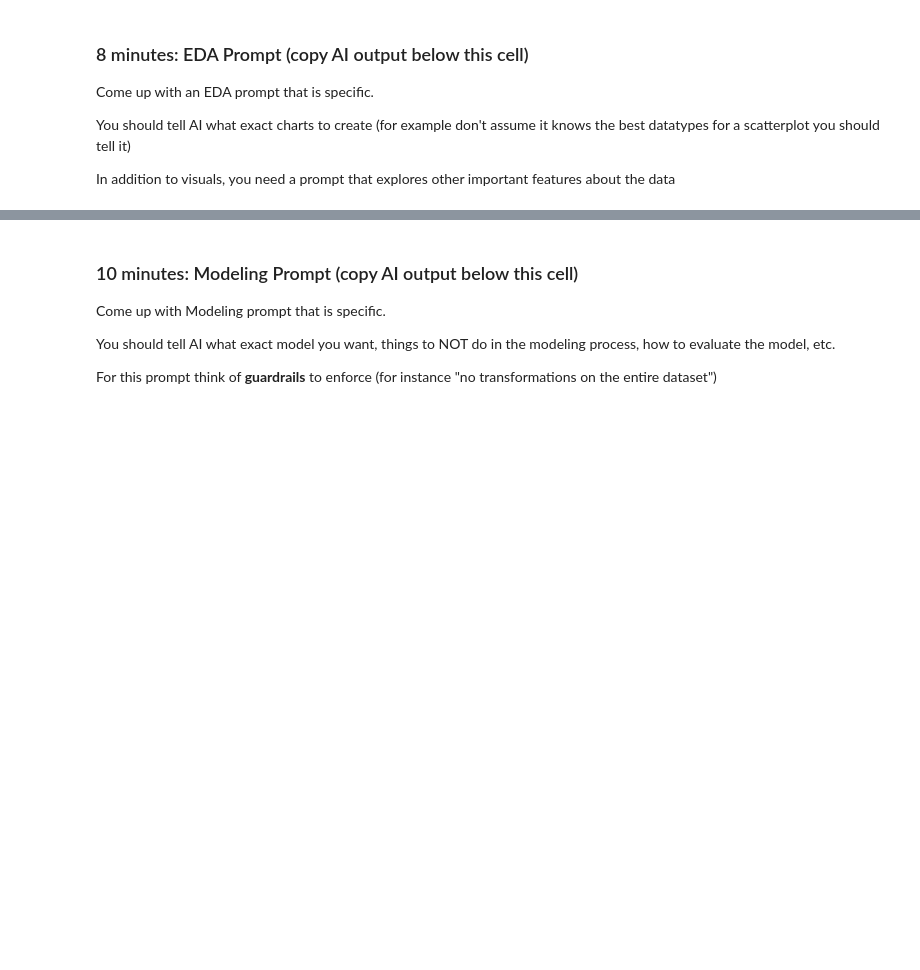
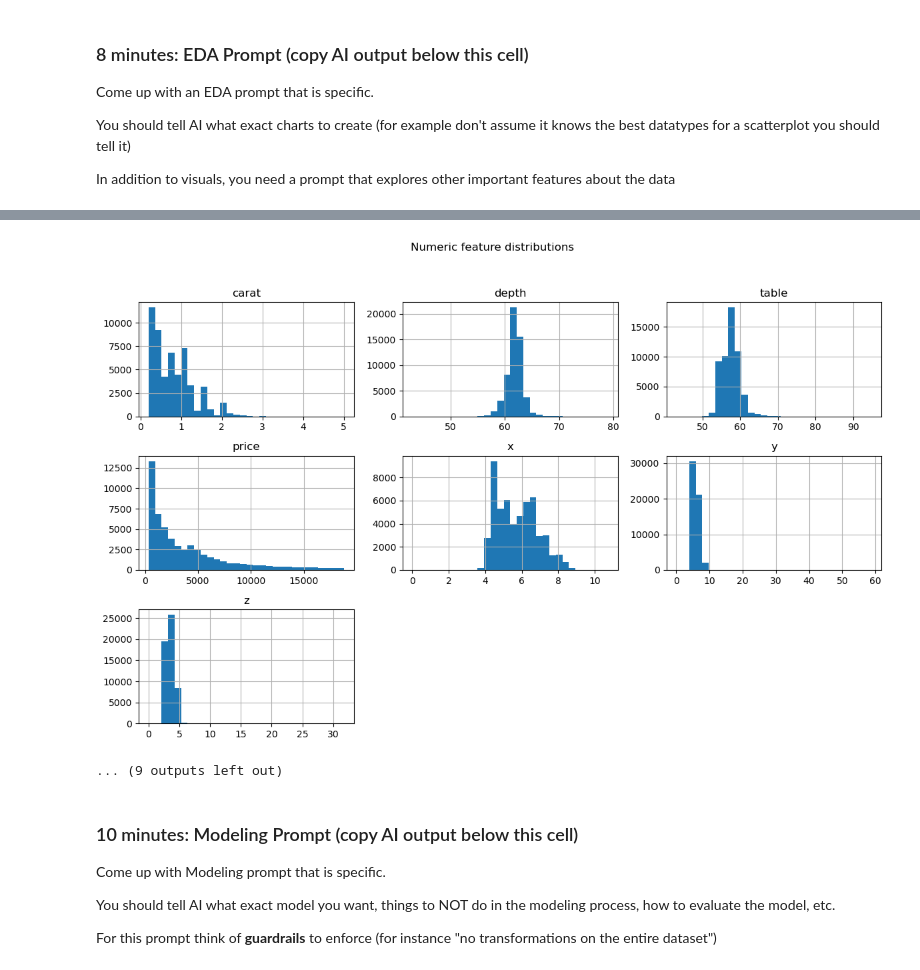
Before and after one commit to ro-the-creator/DA2025_Lectures, a Jupyter notebook: Mod7/Mod7L3_AIAssistedWorkflows.ipynb, the cells around one changed output, grey strips where cells are left out. Cells and saved outputs as stored; diff of their text form; code cells hidden in the pictures; blank space fills up the shorter version.

```diff
--- a/Mod7/Mod7L3_AIAssistedWorkflows.ipynb
+++ b/Mod7/Mod7L3_AIAssistedWorkflows.ipynb
@@ -37,0 +55,78 @@ In addition to visuals, you need a prompt that explores other important features
+# %%
+# EDA for df (assumes seaborn, pandas, numpy imported and df defined)
+import matplotlib.pyplot as plt
+
+# Quick overview
+print("Shape:", df.shape)
+display(df.head())
+display(df.info())
+display(df.describe(include='all').T)
+
+# Missing values & duplicates
+print("\nMissing values:\n", df.isnull().sum())
+print("\nDuplicate rows:", df.duplicated().sum())
+
+# Categorical distributions
+for col in ['cut', 'color', 'clarity']:
+    print(f"\nValue counts for {col}:\n", df[col].value_counts())
+    display(pd.DataFrame({
+        'counts': df[col].value_counts(),
+        'pct': df[col].value_counts(normalize=True).round(3)
+    }))
+
+# Numeric distributions
+num_cols = df.select_dtypes(include=[np.number]).columns.tolist()
+df[num_cols].hist(bins=30, figsize=(12,8))
+plt.suptitle('Numeric feature distributions')
+plt.tight_layout(rect=[0, 0.03, 1, 0.95])
+plt.show()
+
+# Correlations with price
+corr_with_price = df[num_cols].corr()['price'].sort_values(ascending=False)
+print("\nCorrelation with price:\n", corr_with_price)
+
+# Correlation heatmap
+plt.figure(figsize=(8,6))
+sns.heatmap(df[num_cols].corr(), annot=True, fmt=".2f", cmap='vlag', center=0)
+plt.title('Numeric feature correlation matrix')
+plt.show()
+
+# Price by categorical features (boxplots)
+plt.figure(figsize=(12,4))
+plt.subplot(1,3,1)
+sns.boxplot(data=df, x='cut', y='price', order=df.groupby('cut')['price'].median().sort_values().index)
+plt.xticks(rotation=45)
+plt.title('Price by cut')
+
+plt.subplot(1,3,2)
+sns.boxplot(data=df, x='color', y='price', order=df.groupby('color')['price'].median().sort_values().index)
+plt.xticks(rotation=45)
+plt.title('Price by color')
+
+plt.subplot(1,3,3)
+sns.boxplot(data=df, x='clarity', y='price', order=df.groupby('clarity')['price'].median().sort_values().index)
+plt.xticks(rotation=45)
+plt.title('Price by clarity')
+plt.tight_layout()
+plt.show()
+
+# Scatter: carat vs price (with jitter/alpha)
+plt.figure(figsize=(8,6))
+sns.scatterplot(data=df.sample(5000, random_state=1), x='carat', y='price', hue='cut', alpha=0.6, palette='tab10', s=20)
+plt.yscale('log')
+plt.title('Carat vs Price (sampled; price log scale)')
+plt.legend(title='cut', bbox_to_anchor=(1.05,1), loc='upper left')
+plt.show()
+
+# Outliers / extremes
+print("\nTop 5 most expensive diamonds:")
+display(df.nlargest(5, 'price'))
+print("\nTop 5 least expensive diamonds:")
+display(df.nsmallest(5, 'price'))
+
+# Basic sanity checks & notes
+print("\nSanity checks:")
+print("- Any non-positive dimensions x/y/z:", ((df[['x','y','z']] <= 0).any(axis=None)))
+print("- Proportion of extreme depth (>80 or <40):", ((df['depth'] > 80) | (df['depth'] < 40)).mean().round(4))
+print("- Proportion of extreme table (>80 or <40):", ((df['table'] > 80) | (df['table'] < 40)).mean().round(4))
+# %% [output]
@@ -38,3 +233,5 @@ In addition to visuals, you need a prompt that explores other important features
+[figure, added]
+... (9 outputs left out)
 # %% [markdown]
 ### 10 minutes: Modeling Prompt (copy AI output below this cell)
 
```
Also changed, not shown: parts of 12 cells of this notebook, 1 other file.
